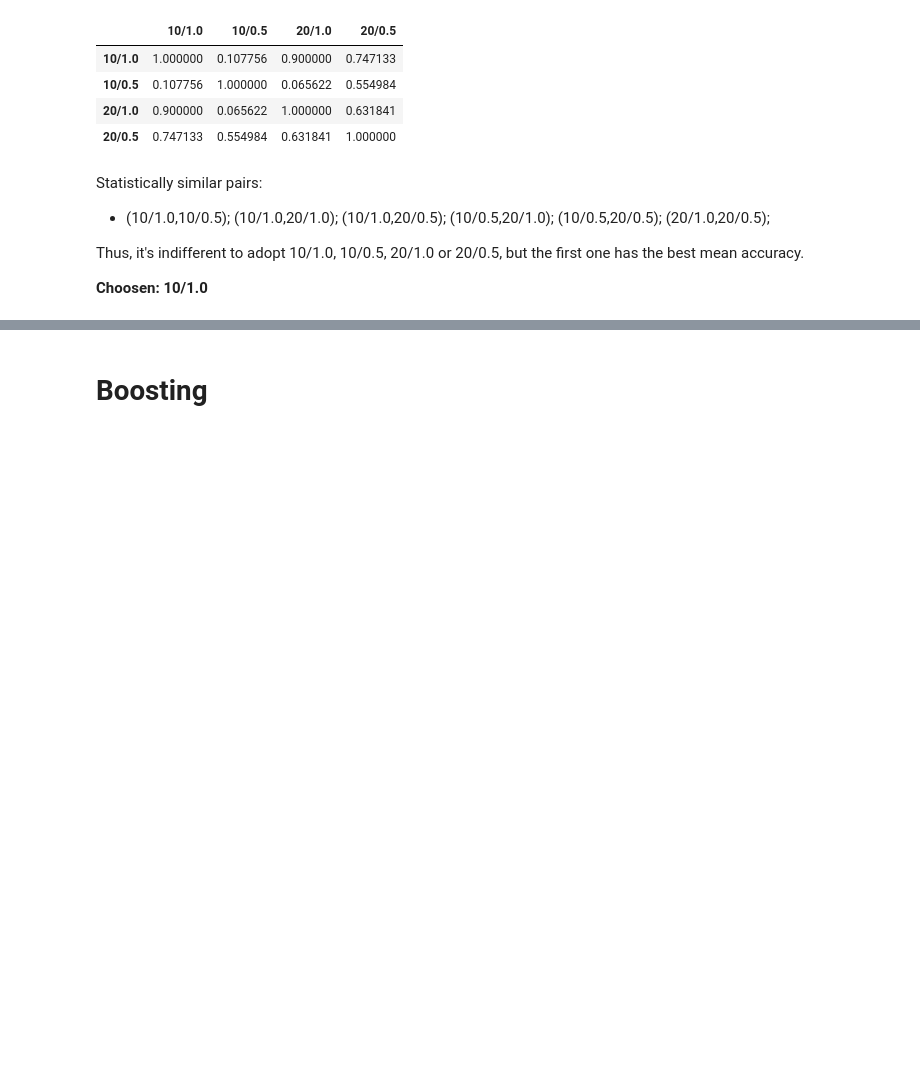
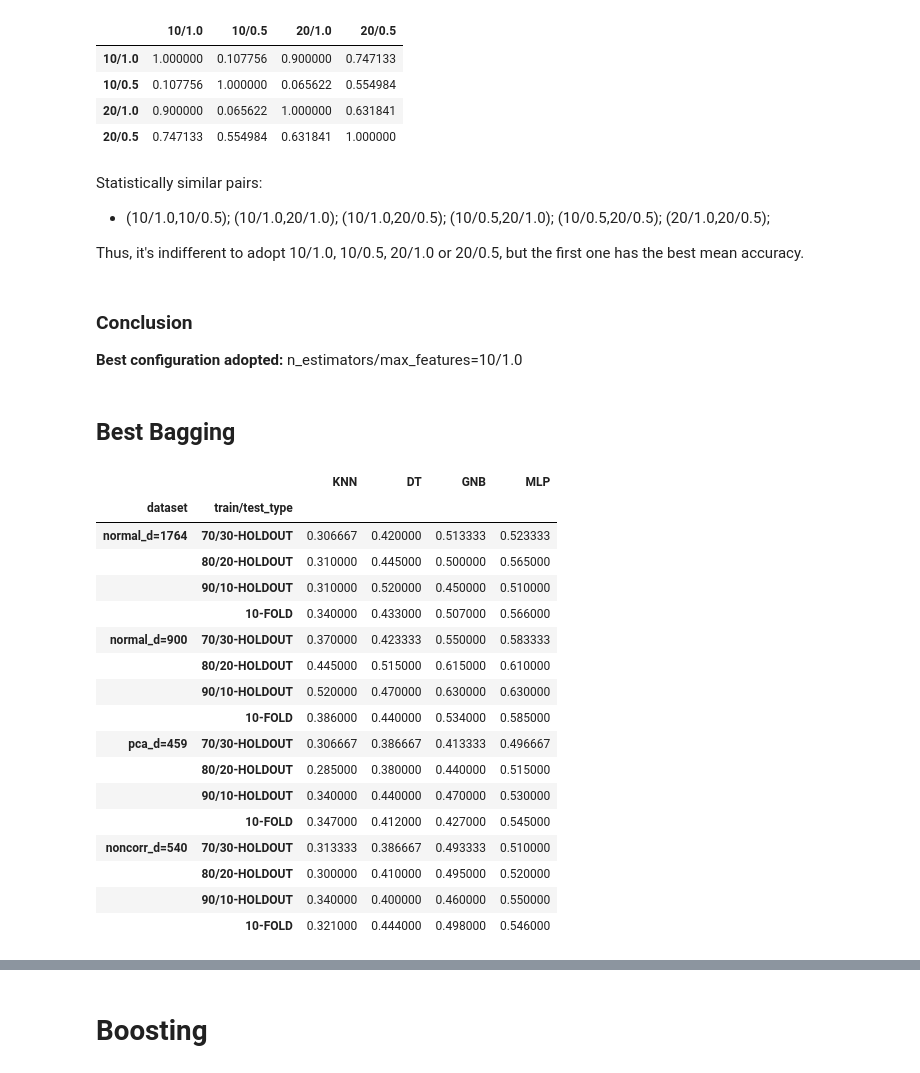
Before and after one commit to BrunoRammon/gato-cachorro_classificacao_de_racas, a Jupyter notebook: models_performance_analysis.ipynb, the cells around one changed output, grey strips where cells are left out. Saved outputs shown, nothing was run; the diff lists cells and outputs as text; code cells hidden in the pictures; blank space fills up the shorter version.

```diff
--- a/models_performance_analysis.ipynb
+++ b/models_performance_analysis.ipynb
@@ -737,5 +814,37 @@ Statistically similar pairs:
 - (10/1.0,10/0.5); (10/1.0,20/1.0); (10/1.0,20/0.5); (10/0.5,20/1.0); (10/0.5,20/0.5); (20/1.0,20/0.5);
 
 Thus, it's indifferent to adopt 10/1.0, 10/0.5, 20/1.0 or 20/0.5, but the first one has the best mean accuracy.
-
-**Choosen: 10/1.0**
+# %% [markdown]
+### Conclusion
+
+**Best configuration adopted:** n_estimators/max_features=10/1.0
+# %% [markdown]
+## Best Bagging
+# %%
+df_best_bagging = pd.concat([
+df_bagging_knn[('BAGGING,base_estimator=KNeighborsClassifier(n_neighbors=3)','20/1.0')],
+df_bagging_dt[('BAGGING,base_estimator=DecisionTreeClassifier(max_depth=4)','20/0.5')],
+df_bagging_gnb[('BAGGING,base_estimator=GaussianNB()','10/1.0')],
+df_bagging_mlp[('BAGGING,base_estimator=MLPClassifier(max_iter=1000),base_estimator__hidden_layer_sizes=OA,n_jobs=-1','10/1.0')]
+],axis = 1)
+df_best_bagging.columns = ['KNN','DT', 'GNB', 'MLP']
+df_best_bagging
+# %% [output]
+|  |  | KNN | DT | GNB | MLP |
+| dataset | train/test_type |  |  |  |  |
+| normal_d=1764 | 70/30-HOLDOUT | 0.306667 | 0.420000 | 0.513333 | 0.523333 |
+|  | 80/20-HOLDOUT | 0.310000 | 0.445000 | 0.500000 | 0.565000 |
+|  | 90/10-HOLDOUT | 0.310000 | 0.520000 | 0.450000 | 0.510000 |
+|  | 10-FOLD | 0.340000 | 0.433000 | 0.507000 | 0.566000 |
+| normal_d=900 | 70/30-HOLDOUT | 0.370000 | 0.423333 | 0.550000 | 0.583333 |
+|  | 80/20-HOLDOUT | 0.445000 | 0.515000 | 0.615000 | 0.610000 |
+|  | 90/10-HOLDOUT | 0.520000 | 0.470000 | 0.630000 | 0.630000 |
+|  | 10-FOLD | 0.386000 | 0.440000 | 0.534000 | 0.585000 |
+| pca_d=459 | 70/30-HOLDOUT | 0.306667 | 0.386667 | 0.413333 | 0.496667 |
+|  | 80/20-HOLDOUT | 0.285000 | 0.380000 | 0.440000 | 0.515000 |
+|  | 90/10-HOLDOUT | 0.340000 | 0.440000 | 0.470000 | 0.530000 |
+|  | 10-FOLD | 0.347000 | 0.412000 | 0.427000 | 0.545000 |
+| noncorr_d=540 | 70/30-HOLDOUT | 0.313333 | 0.386667 | 0.493333 | 0.510000 |
+|  | 80/20-HOLDOUT | 0.300000 | 0.410000 | 0.495000 | 0.520000 |
+|  | 90/10-HOLDOUT | 0.340000 | 0.400000 | 0.460000 | 0.550000 |
+|  | 10-FOLD | 0.321000 | 0.444000 | 0.498000 | 0.546000 |
```
Also changed, not shown: parts of 88 cells of this notebook.
